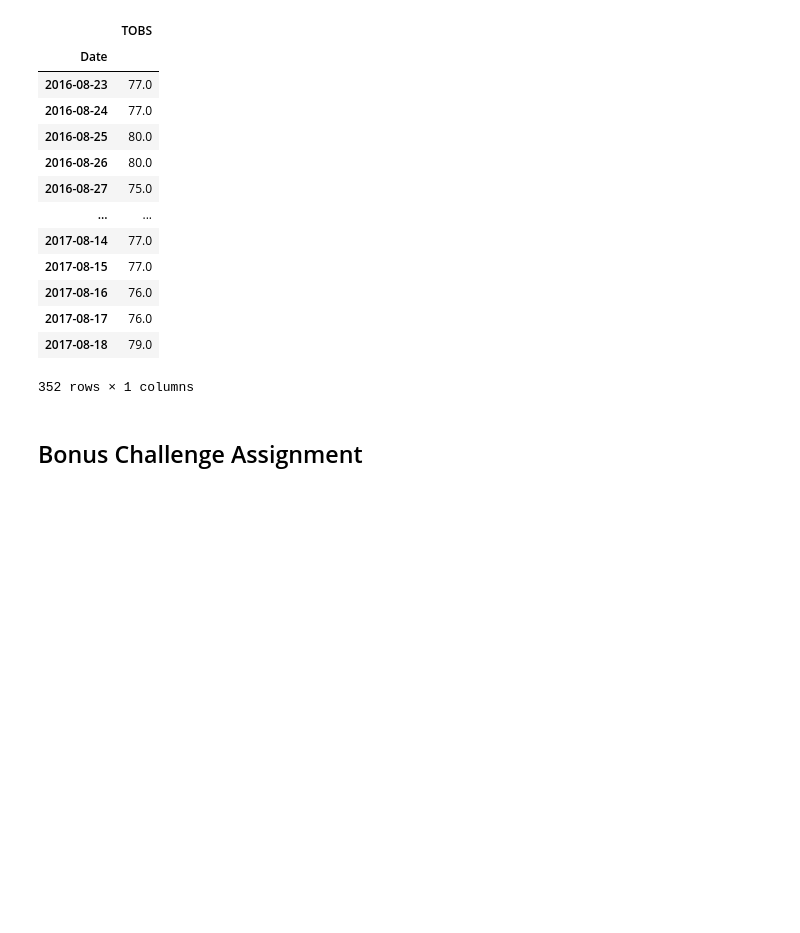
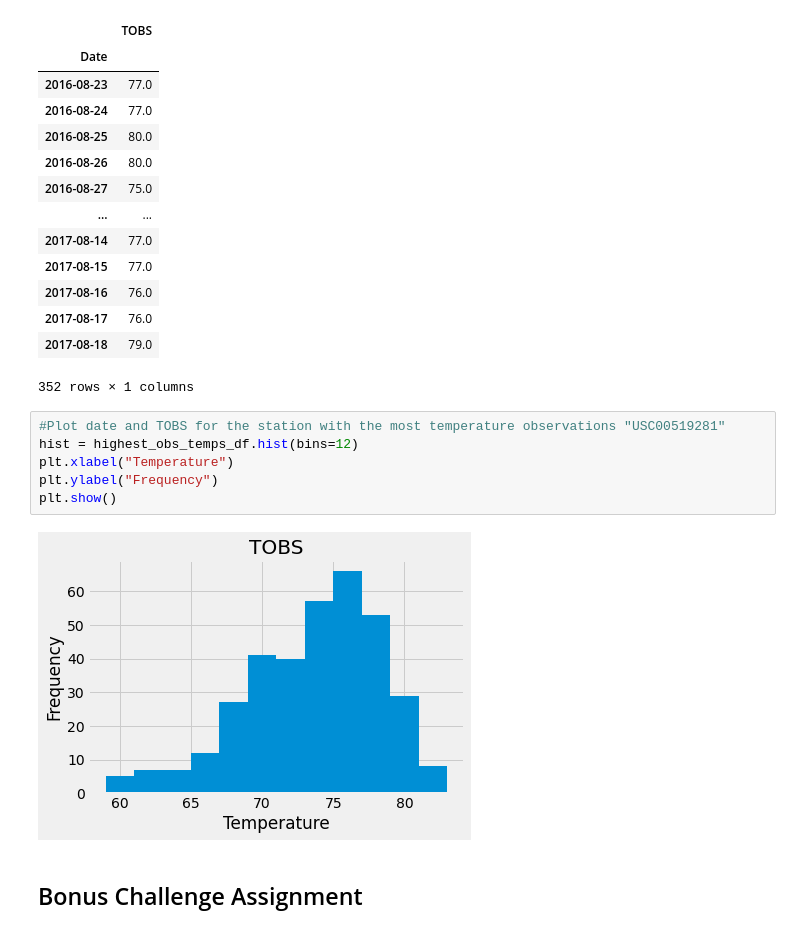
Before and after one commit to rambunctious2050/sqlalchemy-challenge, a Jupyter notebook: climate_starter.ipynb, the cells around one changed output. Cells and saved outputs as stored; diff of their text form; blank space fills up the shorter version.

```diff
--- a/climate_starter.ipynb
+++ b/climate_starter.ipynb
@@ -232,6 +232,14 @@ highest_obs_temps_df
 | 2017-08-17 | 76.0 |
 | 2017-08-18 | 79.0 |
 352 rows × 1 columns
+# %%
+#Plot date and TOBS for the station with the most temperature observations "USC00519281"
+hist = highest_obs_temps_df.hist(bins=12)
+plt.xlabel("Temperature")
+plt.ylabel("Frequency")
+plt.show()
+# %% [output]
+[figure, added]
 # %% [markdown]
 ## Bonus Challenge Assignment
 # %%
```
